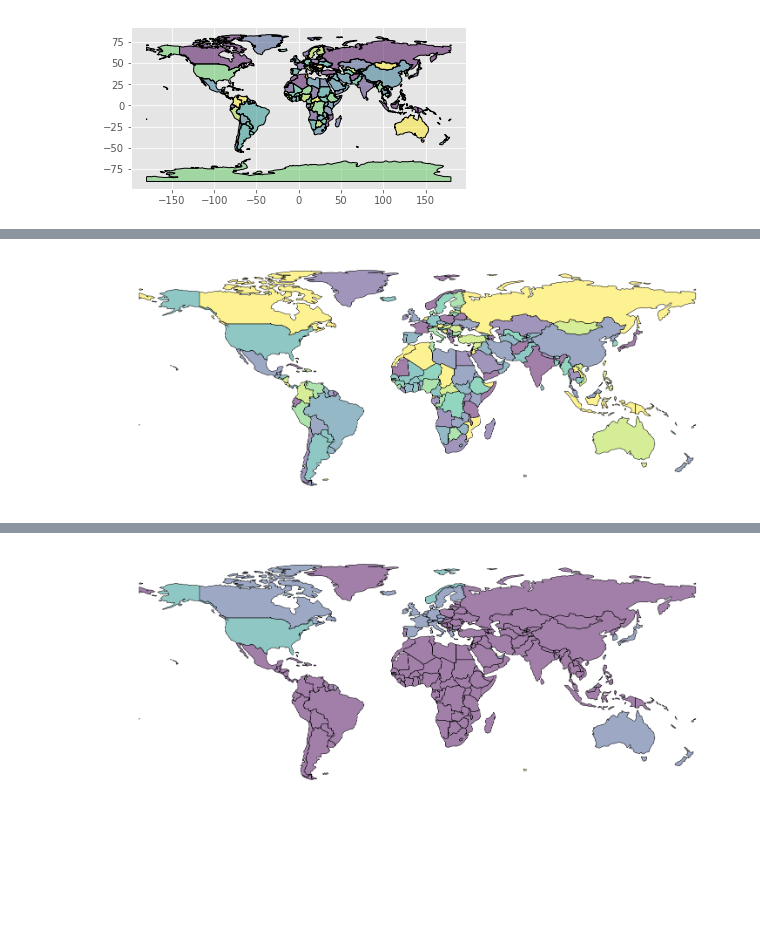
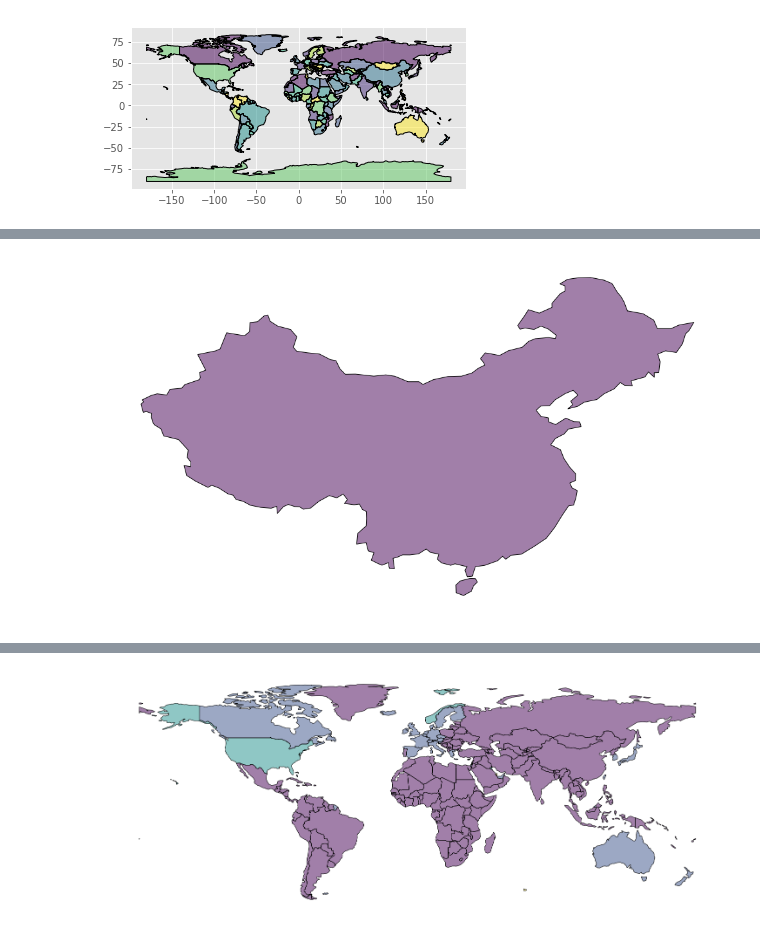
Before and after one commit to andrespdlr/CS_para_ciencias_sociales, a Jupyter notebook: Seminario_IBD_3_GIS_Analysis.ipynb, the cells around one changed output, grey strips where cells are left out. Cells and saved outputs as stored; diff of their text form; code cells hidden in the pictures; blank space fills up the shorter version.

```diff
--- a/Seminario_IBD_3_GIS_Analysis.ipynb
+++ b/Seminario_IBD_3_GIS_Analysis.ipynb
@@ -42,10 +90,10 @@ plt.show()
 # %%
-world = world[(world.pop_est > 0) & (world.name != "Antarctica")]
+china = world[(world.name == "China")]
 # %%
 fig, ax = plt.subplots(figsize=(30,10))
 ax.axis('off')
 ax.set_aspect('equal')
-world.plot(ax=ax)
+china.plot(ax=ax)
 plt.show()
 # %% [output]
-[figure, old version]
+[figure, new version]
```
Also changed, not shown: parts of 21 cells of this notebook.
